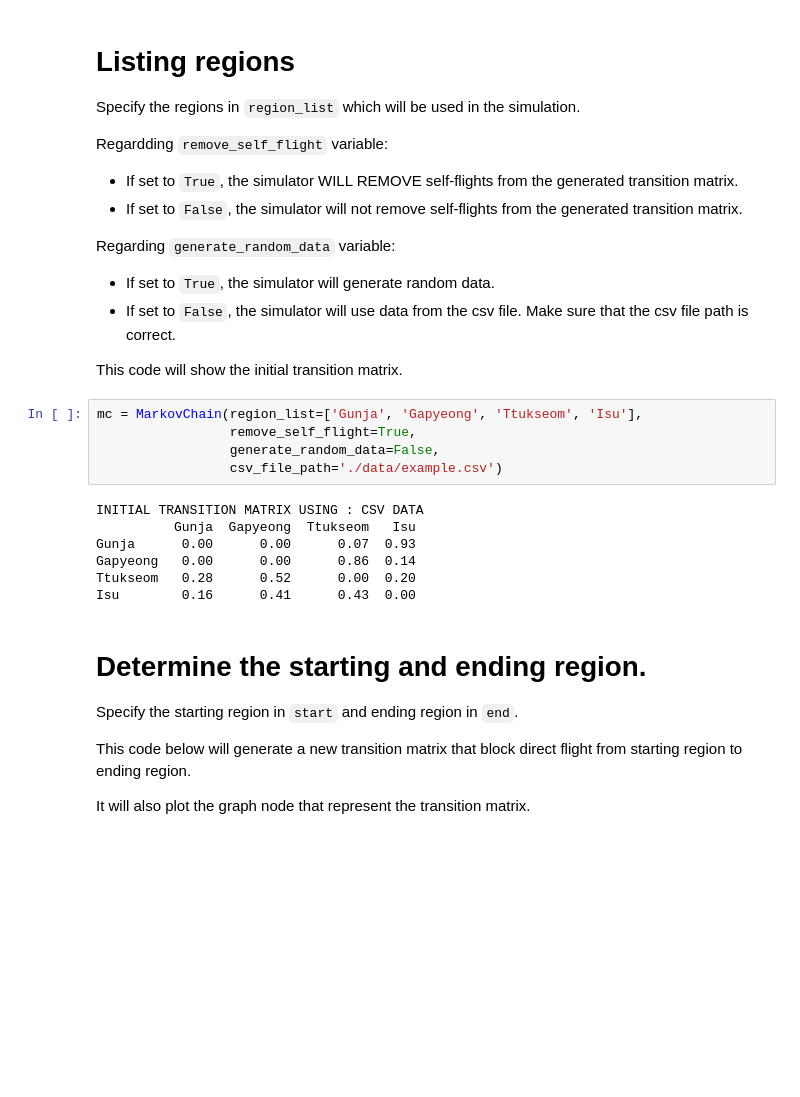
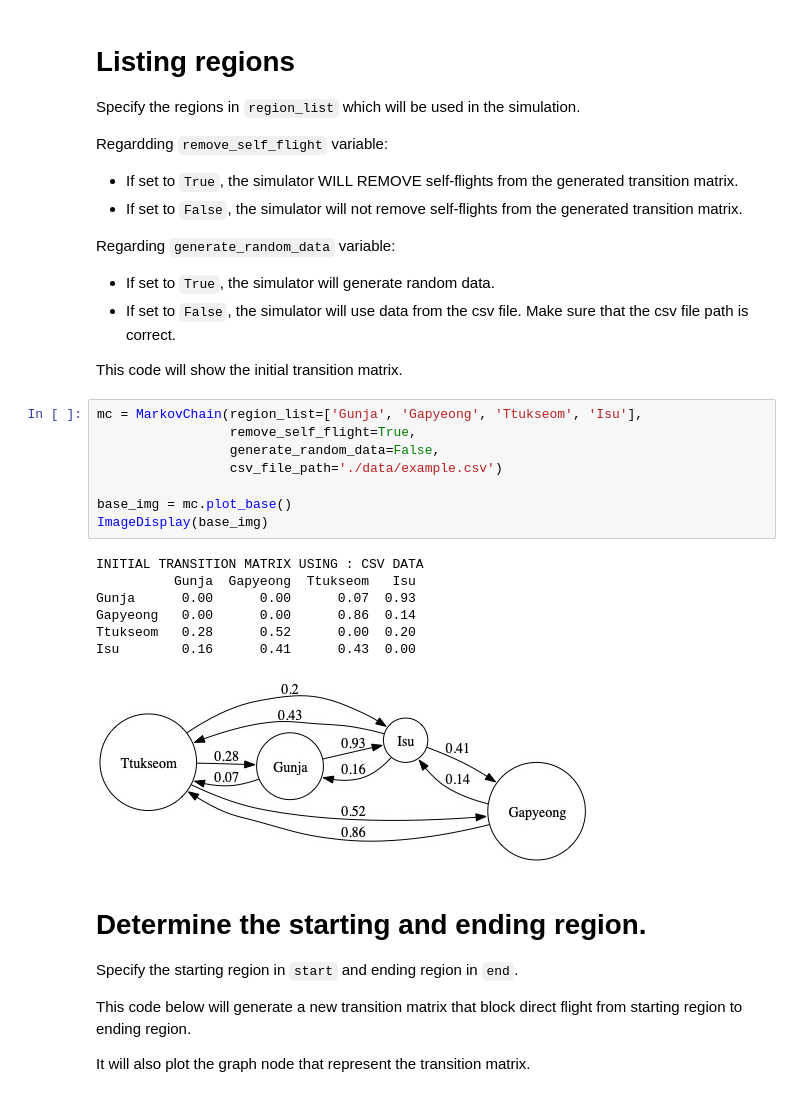
Before and after one commit to ardiantovn/markovchain, a Jupyter notebook: markovchain.ipynb, the cells around one changed output. Saved outputs shown, nothing was run; the diff lists cells and outputs as text; blank space fills up the shorter version.

Commit message:
feat: base

```diff
--- a/markovchain.ipynb
+++ b/markovchain.ipynb
@@ -27,15 +27,19 @@ This code will show the initial transition matrix.
 # %%
 mc = MarkovChain(region_list=['Gunja', 'Gapyeong', 'Ttukseom', 'Isu'],
                  remove_self_flight=True,
                  generate_random_data=False,
                  csv_file_path='./data/example.csv')
+
+base_img = mc.plot_base()
+ImageDisplay(base_img)
 # %% [output]
 INITIAL TRANSITION MATRIX USING : CSV DATA
           Gunja  Gapyeong  Ttukseom   Isu
 Gunja      0.00      0.00      0.07  0.93
 Gapyeong   0.00      0.00      0.86  0.14
 Ttukseom   0.28      0.52      0.00  0.20
 Isu        0.16      0.41      0.43  0.00
+[figure, added]
 # %% [markdown]
 
 # Determine the starting and ending region.
```
Also changed, not shown: 9 other files.
